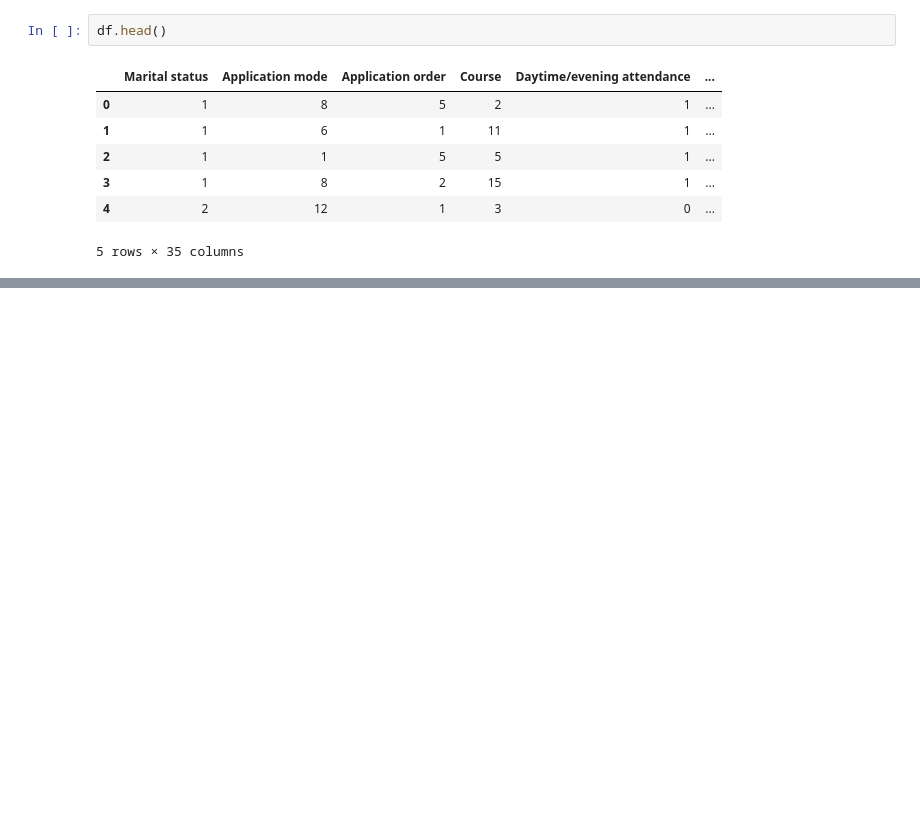
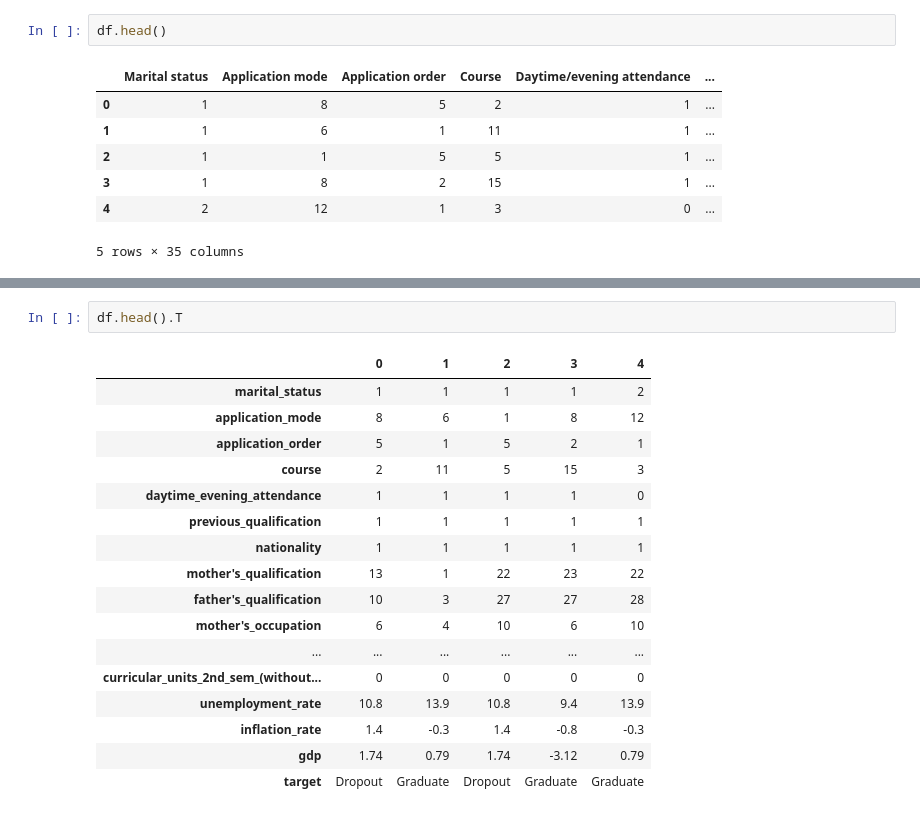
Before and after one commit to ranga4all1/student-dropout-and-success-prediction, a Jupyter notebook: notebooks/notebook.ipynb, the cells around one changed output, grey strips where cells are left out. Drawn from its saved outputs; the diff is of its cells as text; blank space fills up the shorter version.

```diff
--- a/notebooks/notebook.ipynb
+++ b/notebooks/notebook.ipynb
@@ -26,3 +44,23 @@ df.head()
+# %%
+df.head().T
+# %% [output]
+|  | 0 | 1 | 2 | 3 | 4 |
+| marital_status | 1 | 1 | 1 | 1 | 2 |
+| application_mode | 8 | 6 | 1 | 8 | 12 |
+| application_order | 5 | 1 | 5 | 2 | 1 |
+| course | 2 | 11 | 5 | 15 | 3 |
+| daytime_evening_attendance | 1 | 1 | 1 | 1 | 0 |
+| previous_qualification | 1 | 1 | 1 | 1 | 1 |
+| nationality | 1 | 1 | 1 | 1 | 1 |
+| mother's_qualification | 13 | 1 | 22 | 23 | 22 |
+| father's_qualification | 10 | 3 | 27 | 27 | 28 |
+| mother's_occupation | 6 | 4 | 10 | 6 | 10 |
+| ... | ... | ... | ... | ... | ... |
+| curricular_units_2nd_sem_(without... | 0 | 0 | 0 | 0 | 0 |
+| unemployment_rate | 10.8 | 13.9 | 10.8 | 9.4 | 13.9 |
+| inflation_rate | 1.4 | -0.3 | 1.4 | -0.8 | -0.3 |
+| gdp | 1.74 | 0.79 | 1.74 | -3.12 | 0.79 |
+| target | Dropout | Graduate | Dropout | Graduate | Graduate |
 # %%
 df.dtypes
 # %% [output]
```
Also changed, not shown: parts of 27 cells of this notebook, 3 other files.
